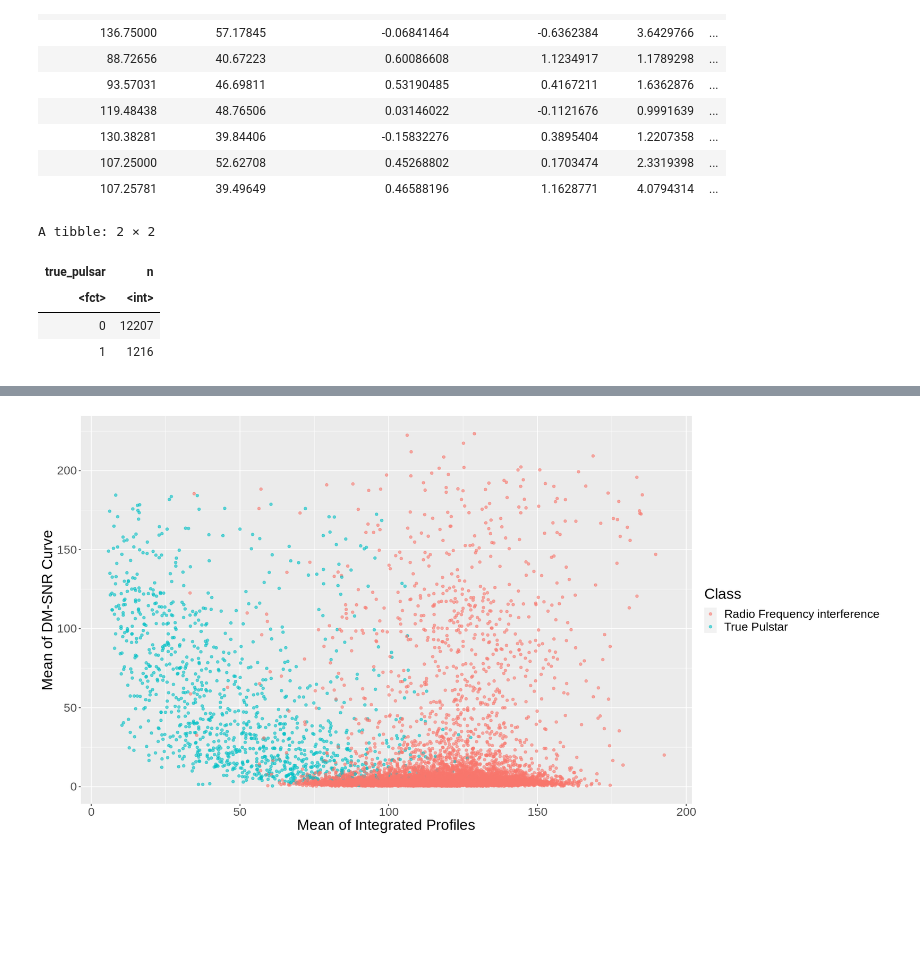
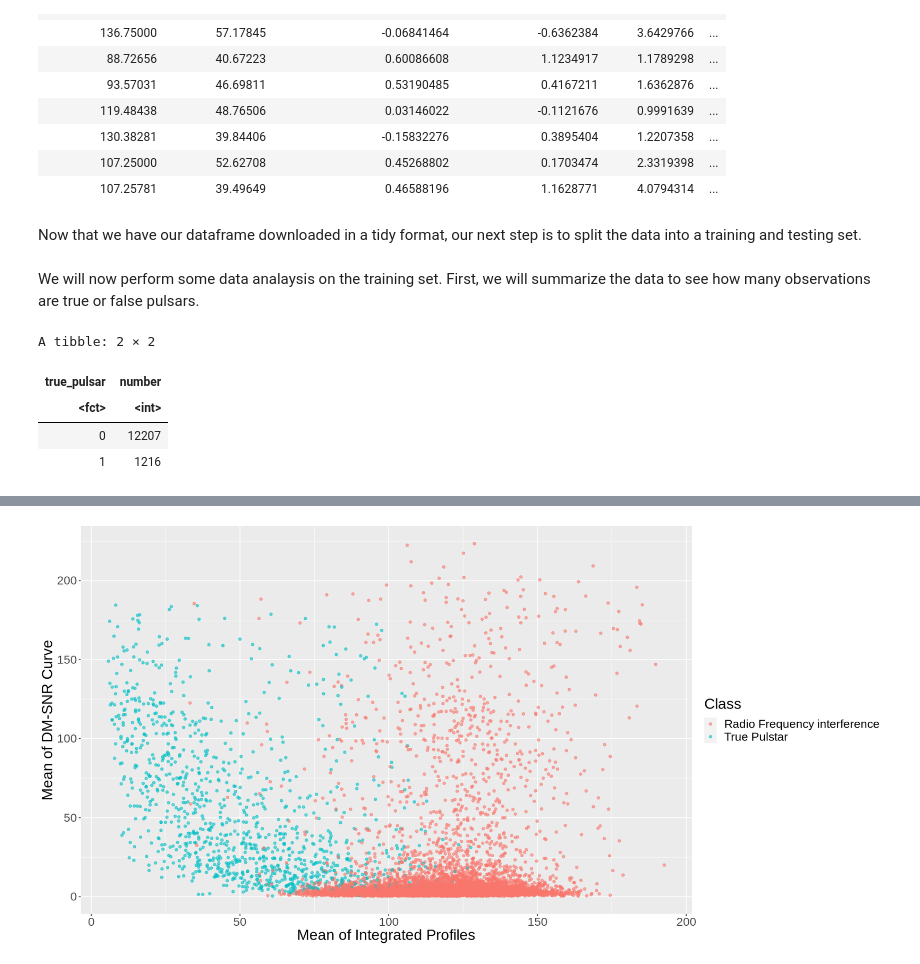
Before and after one commit to HarlH/Classification, a Jupyter notebook: Project_Proposal_new.ipynb, the cells around one changed output, grey strips where cells are left out. Drawn from its saved outputs; the diff is of its cells as text; code cells hidden in the pictures; blank space fills up the shorter version.

Commit message:
Added more commentary between code, added another table

```diff
--- a/Project_Proposal_new.ipynb
+++ b/Project_Proposal_new.ipynb
@@ -61,6 +82,8 @@ A tibble: 10 × 9
 | 130.38281 | 39.84406 | -0.15832276 | 0.3895404 | 1.2207358 | ... |
 | 107.25000 | 52.62708 | 0.45268802 | 0.1703474 | 2.3319398 | ... |
 | 107.25781 | 39.49649 | 0.46588196 | 1.1628771 | 4.0794314 | ... |
+# %% [markdown]
+Now that we have our dataframe downloaded in a tidy format, our next step is to split the data into a training and testing set.
 # %%
 #DO NOT REMOVE
 set.seed(9999)
@@ -69,15 +92,17 @@ set.seed(9999)
 pulsar_split <- initial_split(star_data, prop = 0.75, strata = true_pulsar)
 pulsar_train <- training(pulsar_split)
 pulsar_test <- testing(pulsar_split)
+# %% [markdown]
+We will now perform some data analaysis on the training set. First, we will summarize the data to see how many observations are true or false pulsars.
 # %%
 #Summarizing data into table counting if its pulsar or not
 pulsar_frequency <- pulsar_train |>
     group_by(true_pulsar) |>
-    summarize(n = n())
+    summarize(number = n())
 pulsar_frequency
 # %% [output]
 A tibble: 2 × 2
-| true_pulsar | n |
+| true_pulsar | number |
 | <fct> | <int> |
 | 0 | 12207 |
 | 1 | 1216 |
```
Also changed, not shown: parts of 11 cells of this notebook, 1 other file.
